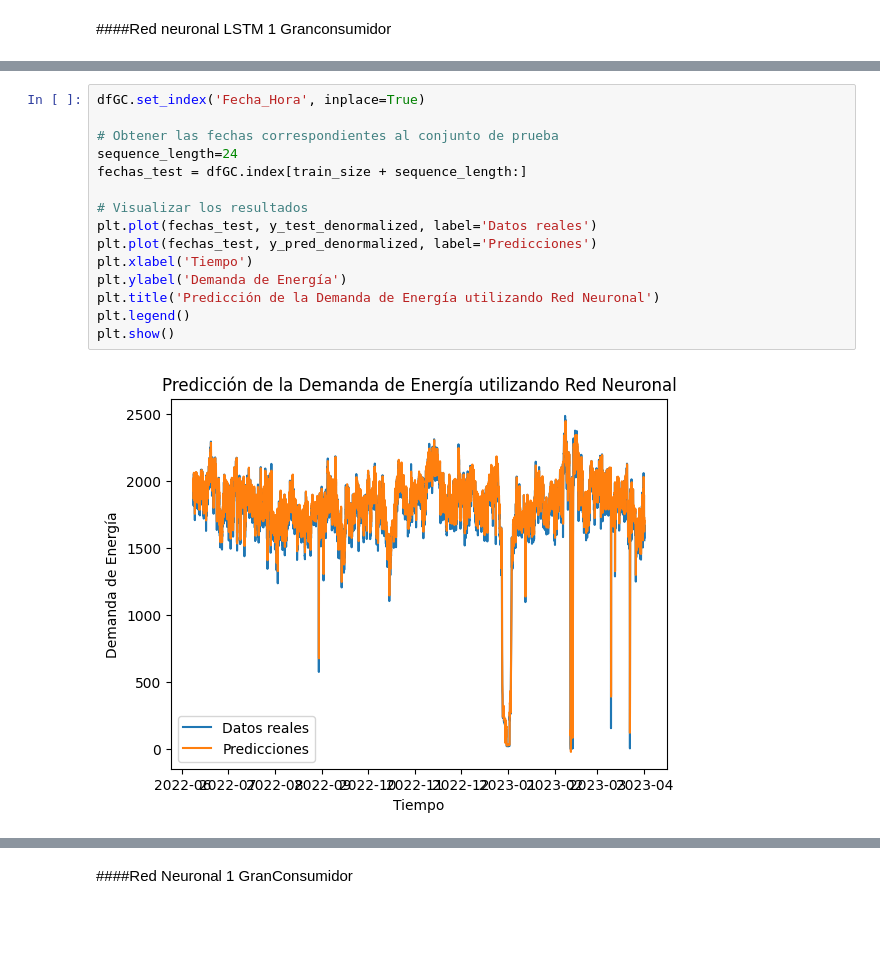
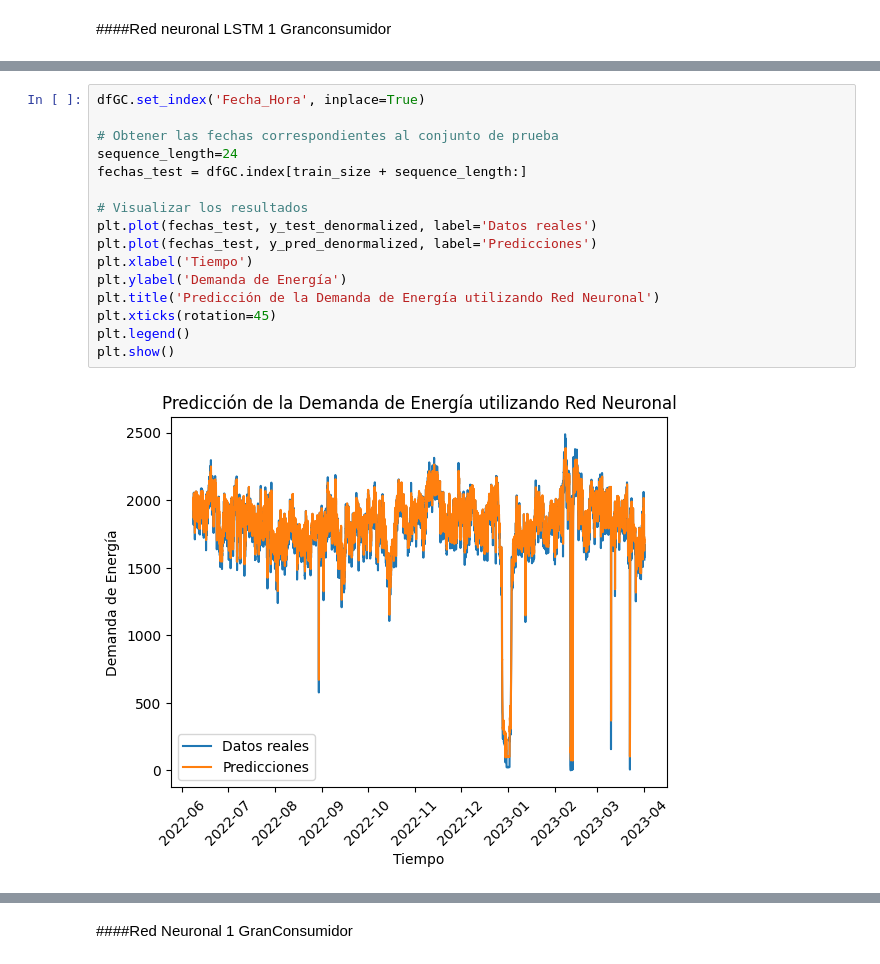
Before and after one commit to crisalex25/TFM_HydroMLGenerationOptimization, a Jupyter notebook: TFM_v1_1.ipynb, the cells around one changed output, grey strips where cells are left out. Saved outputs shown, nothing was run; the diff lists cells and outputs as text; blank space fills up the shorter version.

```diff
--- a/TFM_v1_1.ipynb
+++ b/TFM_v1_1.ipynb
@@ -451,20 +448,21 @@ Epoch 11/20
 # %%
 dfGC.set_index('Fecha_Hora', inplace=True)
 
 # Obtener las fechas correspondientes al conjunto de prueba
 sequence_length=24
 fechas_test = dfGC.index[train_size + sequence_length:]
 
 # Visualizar los resultados
 plt.plot(fechas_test, y_test_denormalized, label='Datos reales')
 plt.plot(fechas_test, y_pred_denormalized, label='Predicciones')
 plt.xlabel('Tiempo')
 plt.ylabel('Demanda de Energía')
 plt.title('Predicción de la Demanda de Energía utilizando Red Neuronal')
+plt.xticks(rotation=45)
 plt.legend()
 plt.show()
 # %% [output]
-[figure, old version]
+[figure, new version]
 # %%
 from sklearn.metrics import mean_absolute_error, mean_squared_error, r2_score
 
```
Also changed, not shown: parts of 13 cells of this notebook.
